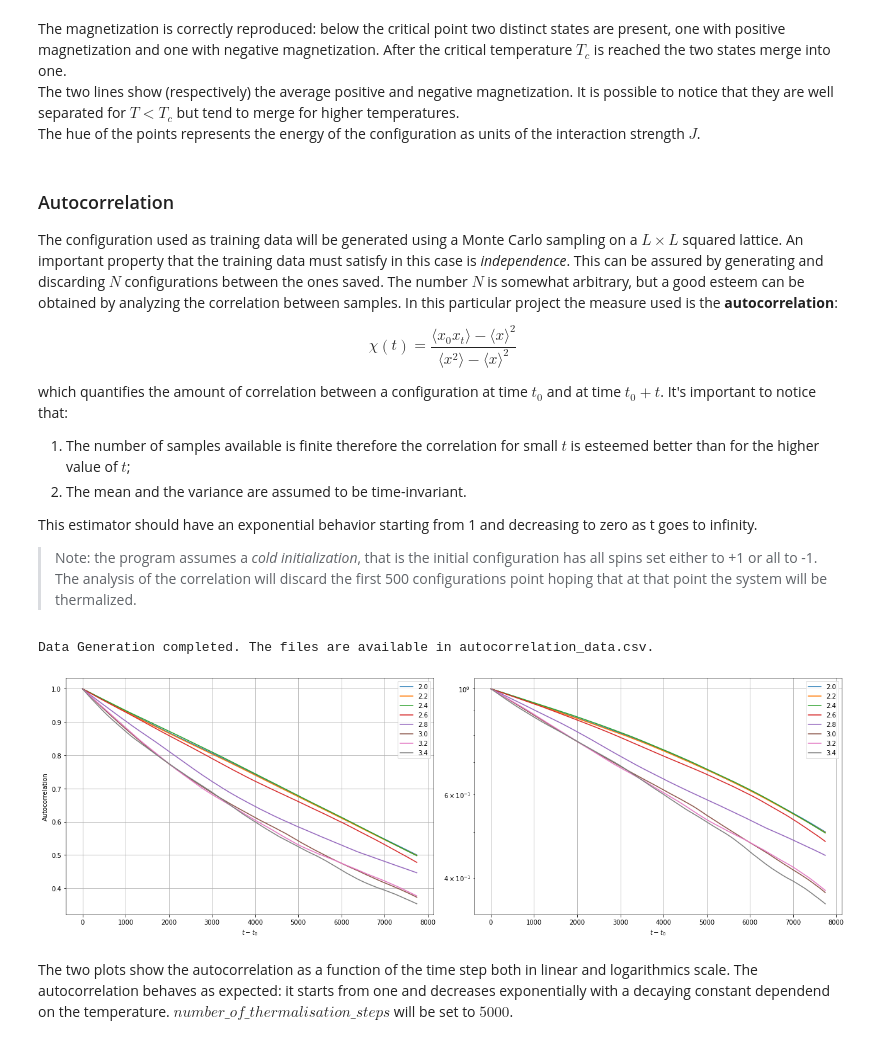
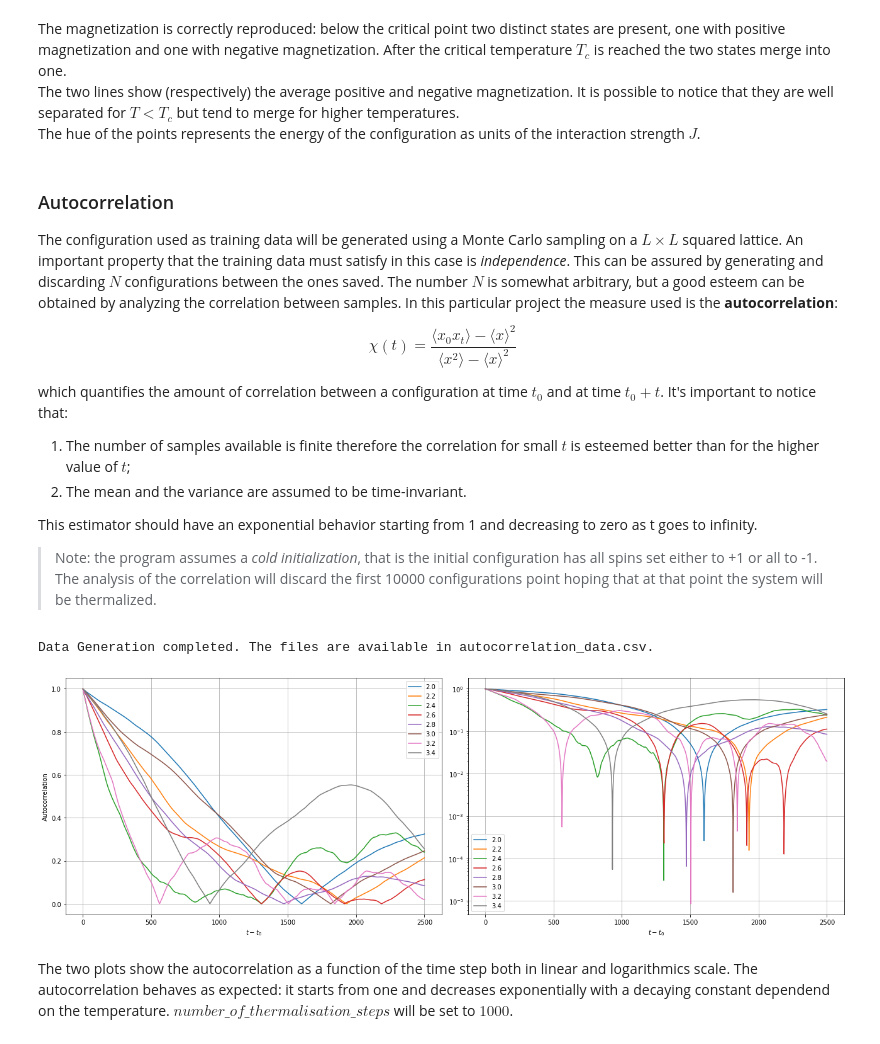
Before and after one commit to NerusSkyhigh/Machine-Learning-Phases-of-Matter, a Jupyter notebook: Notebooks/01_Monte_Carlo_simulation.ipynb, the cells around one changed output. Drawn from its saved outputs; the diff is of its cells as text; code cells hidden in the pictures.

```diff
--- a/Notebooks/01_Monte_Carlo_simulation.ipynb
+++ b/Notebooks/01_Monte_Carlo_simulation.ipynb
@@ -146,7 +146,7 @@ It's important to notice that:
 
 This estimator should have an exponential behavior starting from 1 and decreasing to zero as t goes to infinity.
 
-> Note: the program assumes a *cold initialization*, that is the initial configuration has all spins set either to +1 or all to -1. The analysis of the correlation will discard the first 500 configurations point hoping that at that point the system will be thermalized.
+> Note: the program assumes a *cold initialization*, that is the initial configuration has all spins set either to +1 or all to -1. The analysis of the correlation will discard the first 10000 configurations point hoping that at that point the system will be thermalized.
 # %%
 lowest_temperature = 2 #@param {type:"number"}
 highest_temperature = 3.5 #@param {type:"number"}
@@ -168,37 +168,41 @@ Data Generation completed. The files are available in autocorrelation_data.csv.
 # %%
 #@markdown Plot of the autocorrelation as a function of the distance $t-t_0$.
 import numpy as np
 import matplotlib.pyplot as plt
 
 df = dataframe_from_lattice_csv('autocorrelation_data.csv', lattice_side)
 
 def autocorrelation(x):
-  autocorrelation = np.correlate(x, x, mode='full')
-  autocorrelation = autocorrelation[autocorrelation.size // 2:]
-  norm = max(autocorrelation)
-  return autocorrelation / norm
+  x = x-np.mean(x)
+  N = x.shape[0]
+  autocorrelation = np.empty(N)
+  for i in range(N):
+    autocorrelation[i] = np.dot(x[:N-i], x[i:])
+
+  return np.abs(autocorrelation/autocorrelation[0])
+
 
 fig, ax = plt.subplots(nrows=1, ncols=2, figsize=(18, 6))
 
 for T_uniq in np.unique(df['T']):
-    # 500 Is the number of configurations to skip
-    autocorr = autocorrelation(df[df['T']==T_uniq]['magnetization'][500:])
+    # Skip the first 10000 configurations, hope they are enough to thermalize
+    autocorr = autocorrelation(df[df['T']==T_uniq]['magnetization'][10000:])
 
-    t_max = int(autocorr.shape[0]/2)
+    t_max = int(autocorr.shape[0]//2) # I want a good esteem even for high t-t0
     time = np.arange(1, t_max+1)
     ax[0].plot(time, autocorr[:t_max], label=T_uniq)
     ax[1].plot(time, autocorr[:t_max], label=T_uniq)
 
 for a in ax:
   a.set_xlabel(r"$t-t_0$")
   a.grid()
   a.legend()
 
 ax[0].set_ylabel("Autocorrelation")
 ax[1].set_yscale('log')
 plt.tight_layout()
 plt.show();
 # %% [output]
-[figure, old version]
+[figure, new version]
 # %% [markdown]
-  The two plots show the autocorrelation as a function of the time step both in linear and logarithmics scale. The autocorrelation behaves as expected: it starts from one and decreases exponentially with a decaying constant dependend on the temperature. $number\_of\_thermalisation\_steps$ will be set to $5000$.
+  The two plots show the autocorrelation as a function of the time step both in linear and logarithmics scale. The autocorrelation behaves as expected: it starts from one and decreases exponentially with a decaying constant dependend on the temperature. $number\_of\_thermalisation\_steps$ will be set to $1000$.
```
Also changed, not shown: parts of 4 cells of this notebook.
